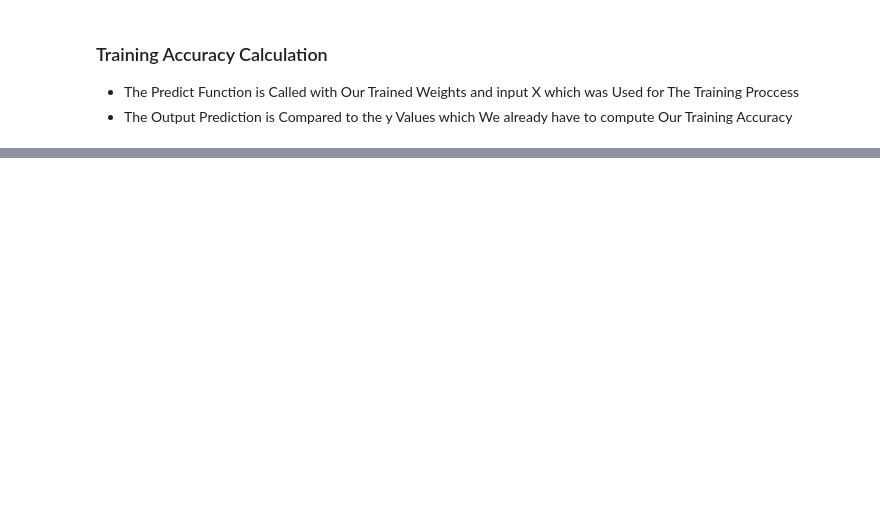
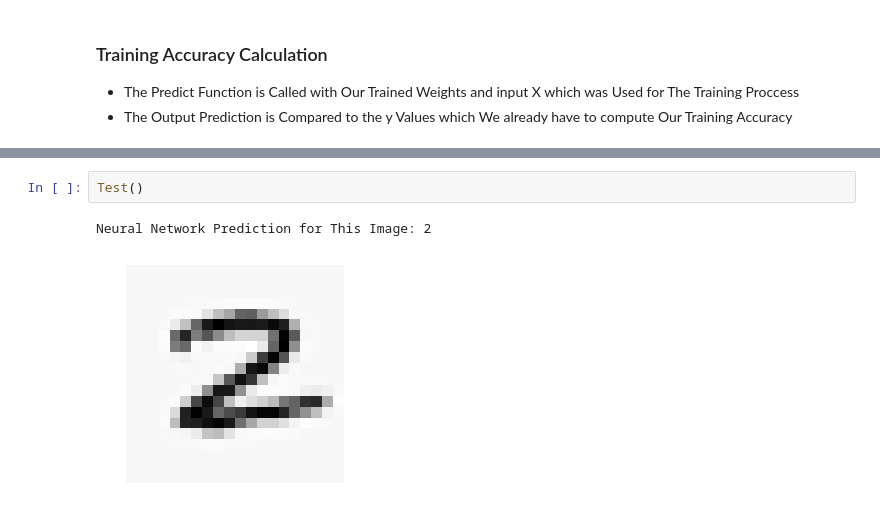
Before and after one commit to muhammed1k/MLProjects, a Jupyter notebook: Handwritten Digit Recognition Using Neural Networks/NN.ipynb, the cells around one changed output, grey strips where cells are left out. Cells and saved outputs as stored; diff of their text form; blank space fills up the shorter version.

```diff
--- a/Handwritten Digit Recognition Using Neural Networks/NN.ipynb
+++ b/Handwritten Digit Recognition Using Neural Networks/NN.ipynb
@@ -359,0 +384,5 @@ Training Set Accuracy: 95.900000
+# %%
+Test()
+# %% [output]
+Neural Network Prediction for This Image: 2
+[figure, added]
```
Also changed, not shown: parts of 8 cells of this notebook.
